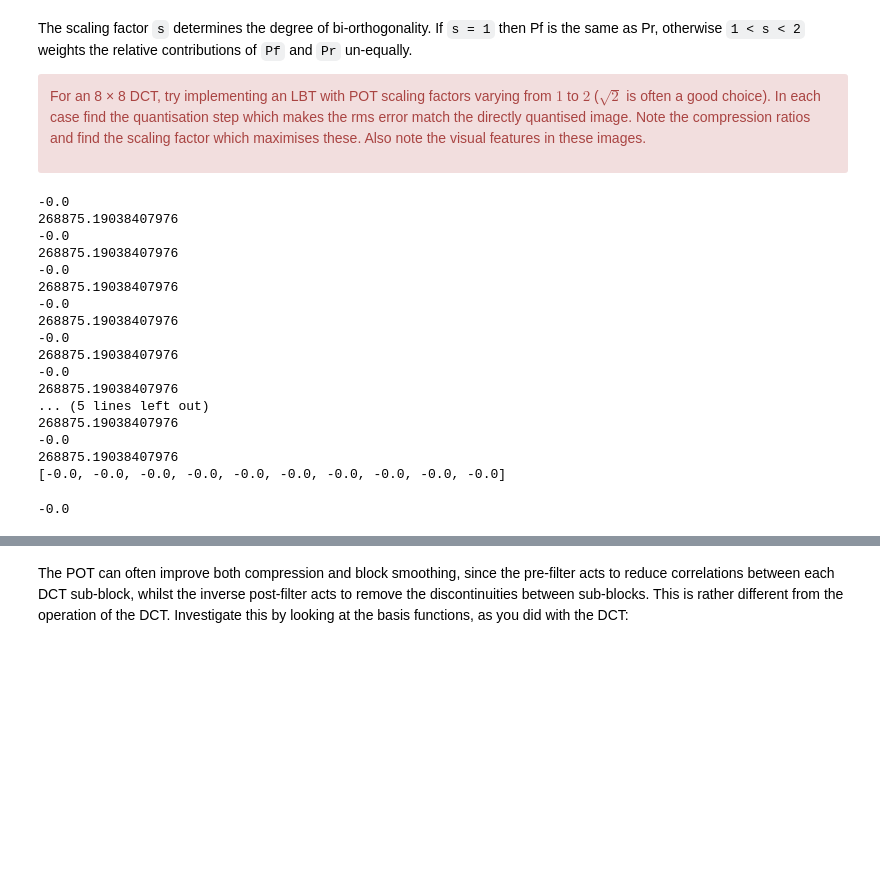
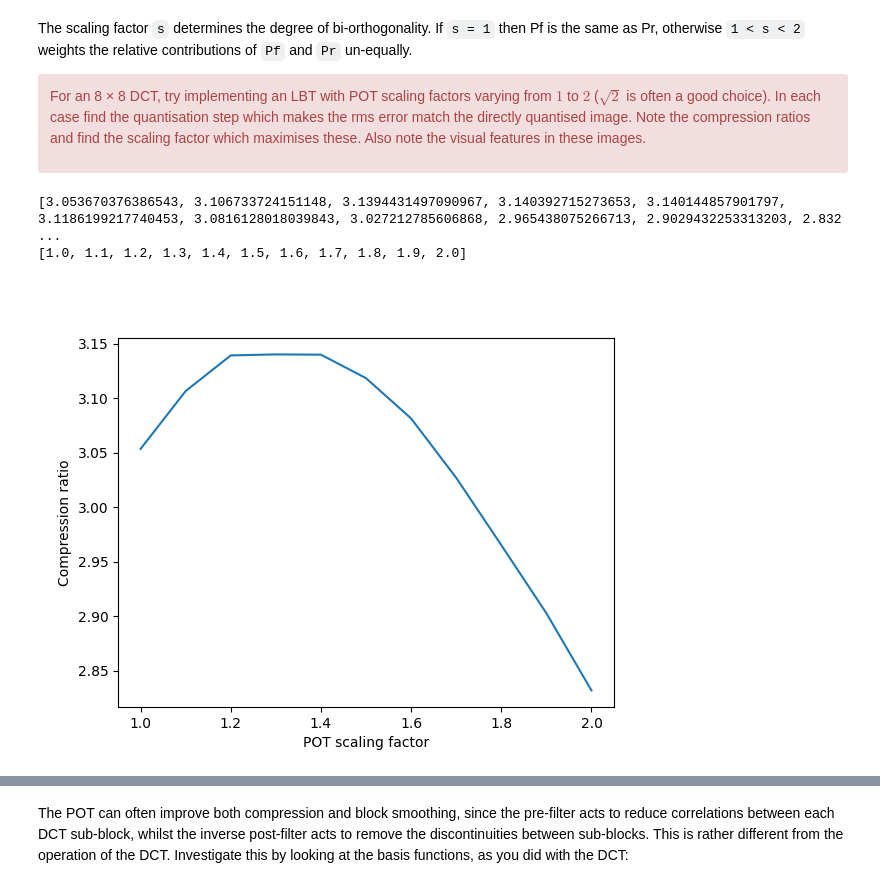
Before and after one commit to ki277/cued_sf2_lab, a Jupyter notebook: 8-lbt.ipynb, the cells around one changed output, grey strips where cells are left out. Drawn from its saved outputs; the diff is of its cells as text; code cells hidden in the pictures; blank space fills up the shorter version.

```diff
--- a/8-lbt.ipynb
+++ b/8-lbt.ipynb
@@ -138,11 +120,11 @@ Xp[t,:] = colxfm(Xp[t,:], Pf)
 Xp[:,t] = colxfm(Xp[:,t].T, Pf).T
 
 # forward DCT
-Y8 = colxfm(colxfm(Xp, C8), C8.T)
+Y8 = colxfm(colxfm(Xp, C8).T, C8).T
 # Perform inverse DCT on Y to obtain Z
-Z = colxfm(colxfm(Y8, C8.T), C8)
+Z8 = colxfm(colxfm(Y8.T, C8.T).T, C8.T)
 
-Zp = Y8.copy()  #copy the non-transformed edges directly from Z
+Zp = Z8.copy()  #copy the non-transformed edges directly from Z
 Zp[:,t] = colxfm(Zp[:,t].T, Pr.T).T
 Zp[t,:] = colxfm(Zp[t,:], Pr.T)
 
@@ -166,9 +148,9 @@ the scaling factor which maximises these. Also note the visual features in these
 Pf8, Pr8 = pot_ii(N)
 s = 1
 
-def optimize_step_size(X, N, s):
+def optimize_step_size_lbt(X, N, s=1):
     t = np.s_[N//2:-N//2]  # N is the DCT size, I is the image size
-    Pf, Pr = pot_ii(N)
+    Pf, Pr = pot_ii(N, s)
     C = dct_ii(N)
 
     Xp = X.copy()  # copy the non-transformed edges directly from X
@@ -176,7 +158,7 @@ def optimize_step_size(X, N, s):
     Xp[:,t] = colxfm(Xp[:,t].T, Pf).T
 
     # forward DCT
-    Y = colxfm(colxfm(Xp, C), C.T)
+    Y = colxfm(colxfm(Xp, C).T, C).T
 
     direct = np.std(X - quantise(X, 17))
     error = []
@@ -185,61 +167,47 @@ def optimize_step_size(X, N, s):
     for i in np.arange(0, 1000)/10:
         Yq = quantise(Y, i)
         # Perform inverse DCT on Y to obtain Z
-        Z = colxfm(colxfm(Yq, C.T), C)
+        Z = colxfm(colxfm(Yq.T, C.T).T, C.T)
 
-        Zp = Y.copy()  #copy the non-transformed edges directly from Z
+        Zp = Z.copy()  #copy the non-transformed edges directly from Z
         Zp[:,t] = colxfm(Zp[:,t].T, Pr.T).T
         Zp[t,:] = colxfm(Zp[t,:], Pr.T)
         rms_list.append(np.std(X - Zp))
         error.append(abs(np.std(X - Zp) - direct))
 
     index = np.argmin(error)
-    opt = (index + 1)/10
+    opt = index/10
 
     return opt, error[index], rms_list[index], Y
 # %%
 scale_list_8 = []
 comp_list_8 = []
-C8 = dct_ii(8)
-Xq = np.std(X - quantise(X, 17))
-for scale in np.arange(10, 20)/10:
-    opt, error, rms_list, Y = optimize_step_size(X, N=8, s=scale)
+Xq = quantise(X, 17)
+for scale in np.arange(10, 21)/10:
+    opt, error, rms_list, Y = optimize_step_size_lbt(X, 8, scale)
     scale_list_8.append(scale)
     Yq_opt = quantise(Y, opt)
     Yr_opt = regroup(Yq_opt, N)/N
-    Z_opt = colxfm(colxfm(Yq_opt.T, C8.T).T, C8.T)
     num_bits_lbt = dctbpp(Yr_opt, N)
     num_bits_direct = bpp(Xq) * Xq.size
 
     compression_ratio_lbt = num_bits_direct/num_bits_lbt
     comp_list_8.append(compression_ratio_lbt)
-    print(num_bits_direct)
-    print(num_bits_lbt)
 
 print(comp_list_8)
+print(scale_list_8)
 # %% [output]
--0.0
-268875.19038407976
--0.0
-268875.19038407976
--0.0
-268875.19038407976
--0.0
-268875.19038407976
--0.0
-268875.19038407976
--0.0
-268875.19038407976
-... (5 lines left out)
-268875.19038407976
--0.0
-268875.19038407976
-[-0.0, -0.0, -0.0, -0.0, -0.0, -0.0, -0.0, -0.0, -0.0, -0.0]
+[3.053670376386543, 3.106733724151148, 3.1394431497090967, 3.140392715273653, 3.140144857901797, 3.1186199217740453, 3.0816128018039843, 3.027212785606868, 2.965438075266713, 2.9029432253313203, 2.832 ...
+[1.0, 1.1, 1.2, 1.3, 1.4, 1.5, 1.6, 1.7, 1.8, 1.9, 2.0]
-# %%
-X, cmaps_dict = load_mat_img(img='lighthouse.mat', img_info='X', cmap_info={'map', 'map2'})
-X = X - 128.0
-Xq = np.std(X - quantise(X, 17))
-num_bits_direct = bpp(Xq) * Xq.size
-print(num_bits_direct)
-# %% [output]
--0.0
+# %%
+# Plot the graph
+plt.plot(scale_list_8, comp_list_8)
+
+# Add labels and title
+plt.xlabel('POT scaling factor')
+plt.ylabel('Compression ratio')
+
+# Show the graph
+plt.show()
+# %% [output]
+[figure, added]
```
Also changed, not shown: parts of 10 cells of this notebook, 1 other file.
